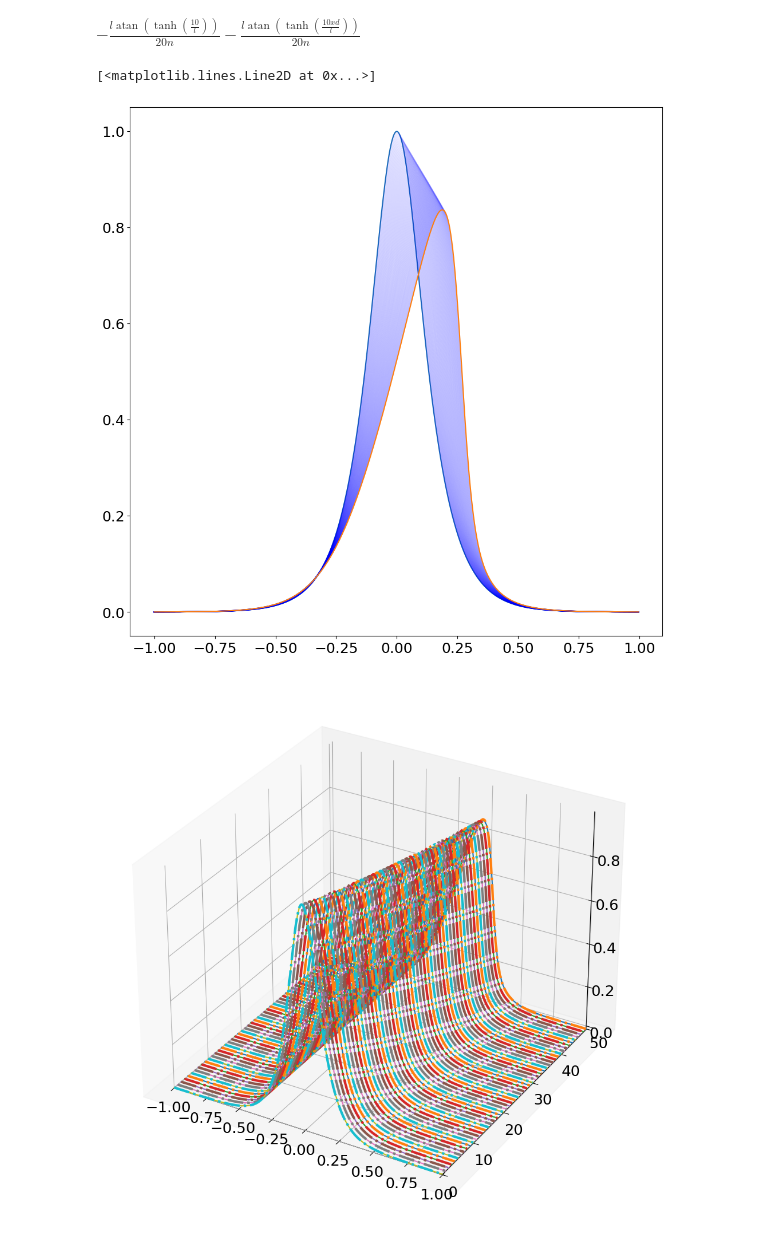
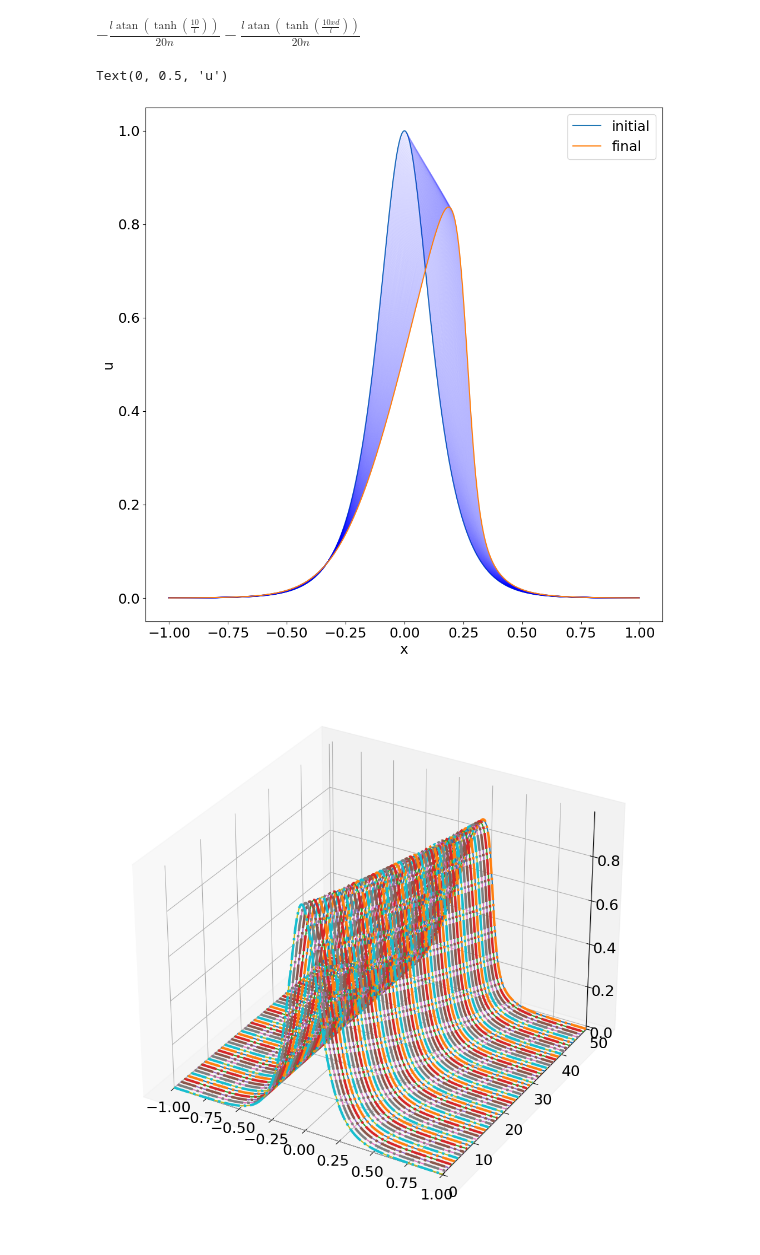
Before and after one commit to yipihey/Physics-113-Book, a Jupyter notebook: _sources/fft/solve_burgers_equation_FFT_2023.ipynb, the cells around one changed output. Drawn from its saved outputs; the diff is of its cells as text; code cells hidden in the pictures.

```diff
--- a/_sources/fft/solve_burgers_equation_FFT_2023.ipynb
+++ b/_sources/fft/solve_burgers_equation_FFT_2023.ipynb
@@ -299,13 +298,16 @@ for i, ct in enumerate(t):
 #    print(ct)
     uhca[i,:] = -2*nu * np.gradient(np.log(cpsi), dx,  axis=0)
 # %%
-plt.plot(x,uhca[0,:])
+plt.plot(x,uhca[0,:],label="initial")
 for i in range(len(uhca)):
     plt.plot(x,uhca[i,:],'b-', alpha=0.08)
-plt.plot(x,uhca[-1,:])
+plt.plot(x,uhca[-1,:],label="final")
+plt.legend()
+plt.xlabel("x")
+plt.ylabel("u")
 # %% [output]
-[<matplotlib.lines.Line2D at 0x...>]
+Text(0, 0.5, 'u')
-[figure, old version]
+[figure, new version]
 # %%
 u_plot = u_hc[0:-1:2,:]
 ub_plot = u_b[0:-1:2,:]
```
Also changed, not shown: parts of 4 cells of this notebook, 5 other files.
